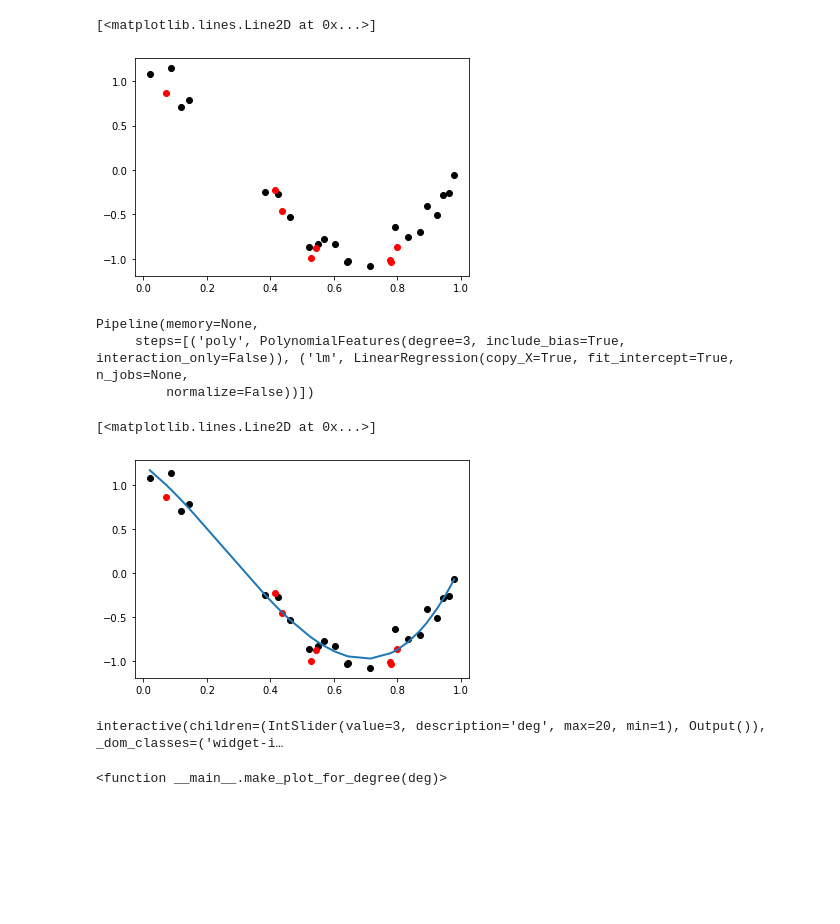
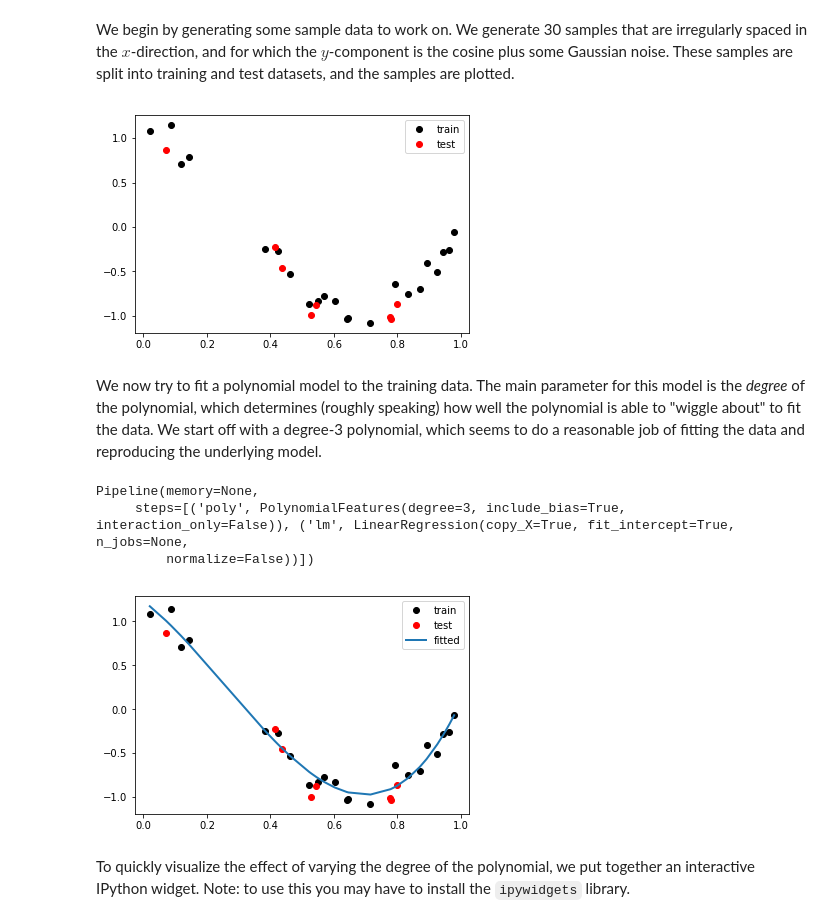
Before and after one commit to jvkersch/notebooks, a Jupyter notebook: BiasVariance.ipynb, the cells around one changed output. Cells and saved outputs as stored; diff of their text form; code cells hidden in the pictures; blank space fills up the shorter version.

```diff
--- a/BiasVariance.ipynb
+++ b/BiasVariance.ipynb
@@ -5,6 +10,8 @@ import numpy as np
 import matplotlib.pyplot as plt
 
 from sklearn.model_selection import train_test_split
+# %% [markdown]
+We begin by generating some sample data to work on. We generate 30 samples that are irregularly spaced in the $x$-direction, and for which the $y$-component is the cosine plus some Gaussian noise. These samples are split into training and test datasets, and the samples are plotted.
 # %%
 def true_fun(X):
     return np.cos(1.5 * np.pi * X)
@@ -20,11 +27,13 @@ X = x.reshape(-1, 1)
 # %%
 X_train, X_test, y_train, y_test = train_test_split(X, y)
 # %%
-plt.plot(X_train, y_train, 'ko')
-plt.plot(X_test, y_test, 'ro')
+plt.plot(X_train, y_train, 'ko', label='train')
+plt.plot(X_test, y_test, 'ro', label='test')
+plt.legend();
 # %% [output]
-[<matplotlib.lines.Line2D at 0x...>]
-[figure, old version]
+[figure, new version]
+# %% [markdown]
+We now try to fit a polynomial model to the training data. The main parameter for this model is the _degree_ of the polynomial, which determines (roughly speaking) how well the polynomial is able to "wiggle about" to fit the data. We start off with a degree-3 polynomial, which seems to do a reasonable job of fitting the data and reproducing the underlying model.
 # %%
 from sklearn.preprocessing import PolynomialFeatures
 from sklearn.linear_model import LinearRegression
@@ -39,11 +48,14 @@ Pipeline(memory=None,
      steps=[('poly', PolynomialFeatures(degree=3, include_bias=True, interaction_only=False)), ('lm', LinearRegression(copy_X=True, fit_intercept=True, n_jobs=None,
          normalize=False))])
 # %%
-plt.plot(X_train, y_train, 'ko')
-plt.plot(X_test, y_test, 'ro')
+plt.plot(X_train, y_train, 'ko', label='train')
+plt.plot(X_test, y_test, 'ro', label='test')
 
-plt.plot(X, model.predict(X), lw=2)
+plt.plot(X, model.predict(X), lw=2, label='fitted')
+
+plt.legend();
 # %% [output]
-[<matplotlib.lines.Line2D at 0x...>]
-[figure, old version]
+[figure, new version]
+# %% [markdown]
+To quickly visualize the effect of varying the degree of the polynomial, we put together an interactive IPython widget. Note: to use this you may have to install the `ipywidgets` library.
 # %%
@@ -65,5 +79,0 @@ from ipywidgets import interact, IntSlider
-# %%
-interact(make_plot_for_degree, deg=IntSlider(min=1, max=20, step=1, value=3))
-# %% [output]
-interactive(children=(IntSlider(value=3, description='deg', max=20, min=1), Output()), _dom_classes=('widget-i…
-<function __main__.make_plot_for_degree(deg)>
```
Also changed, not shown: parts of 5 cells of this notebook.
